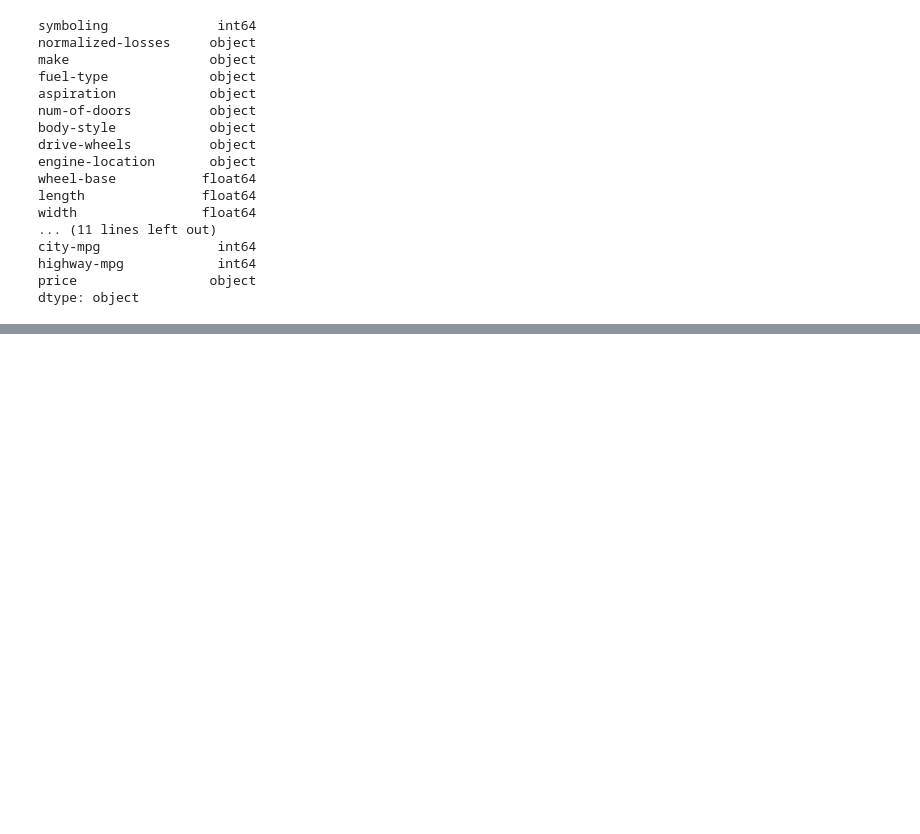
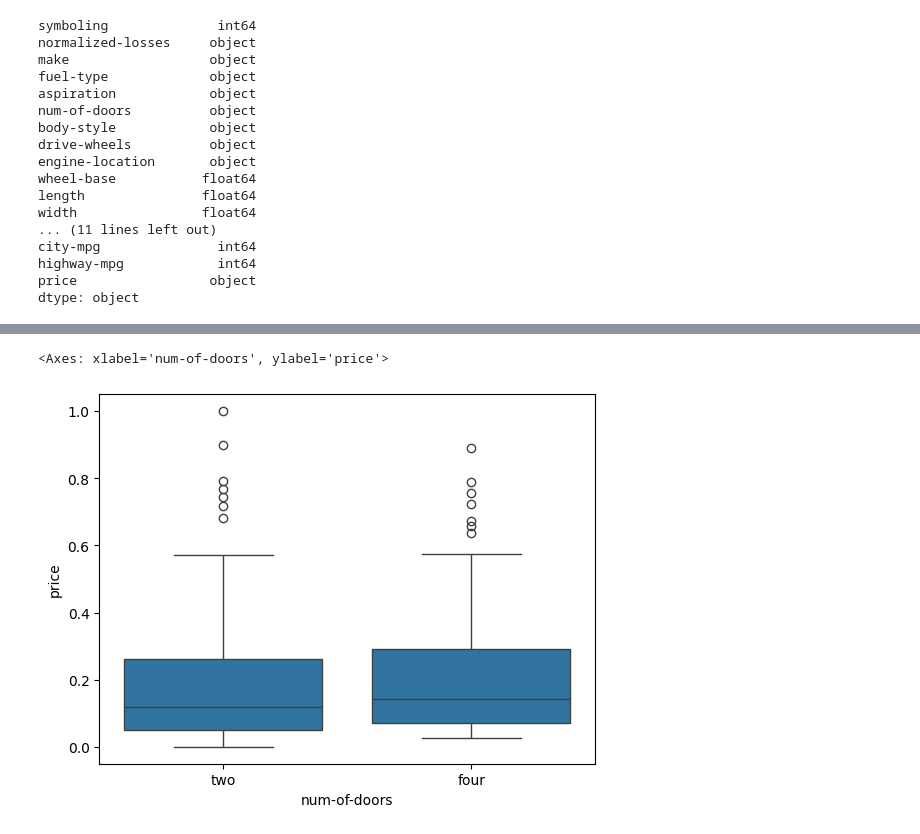
Before and after one commit to Aaaaaaddityyyaaaaa/web_scraping, a Jupyter notebook: auto.ipynb, the cells around one changed output, grey strips where cells are left out. Drawn from its saved outputs; the diff is of its cells as text; code cells hidden in the pictures; blank space fills up the shorter version.

```diff
--- a/auto.ipynb
+++ b/auto.ipynb
@@ -97,0 +144,5 @@ df['num-of-doors'] = df['num-of-doors'].replace(np.nan,df["num-of-doors"].mode()
+# %%
+sns.boxplot(x=df["num-of-doors"],y=df["price"])
+# %% [output]
+<Axes: xlabel='num-of-doors', ylabel='price'>
+[figure, added]
```
Also changed, not shown: parts of 60 cells of this notebook, 6 other files.
